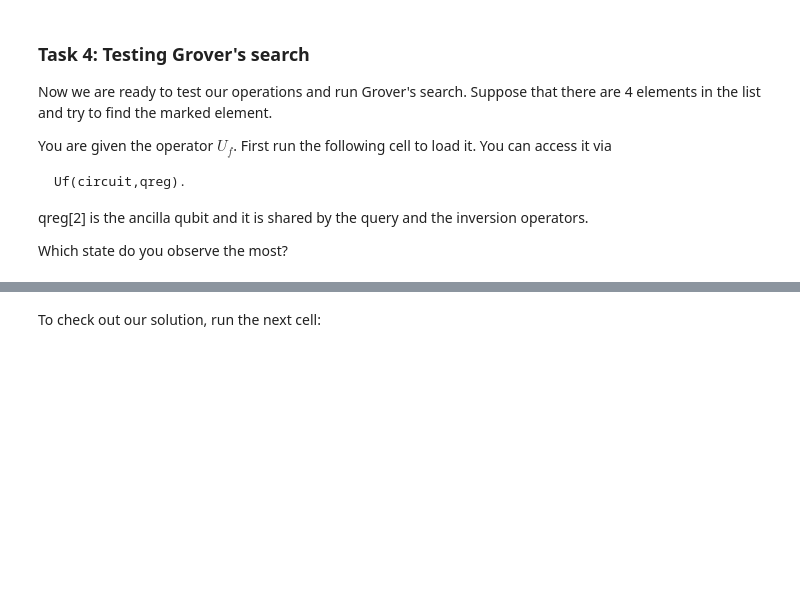
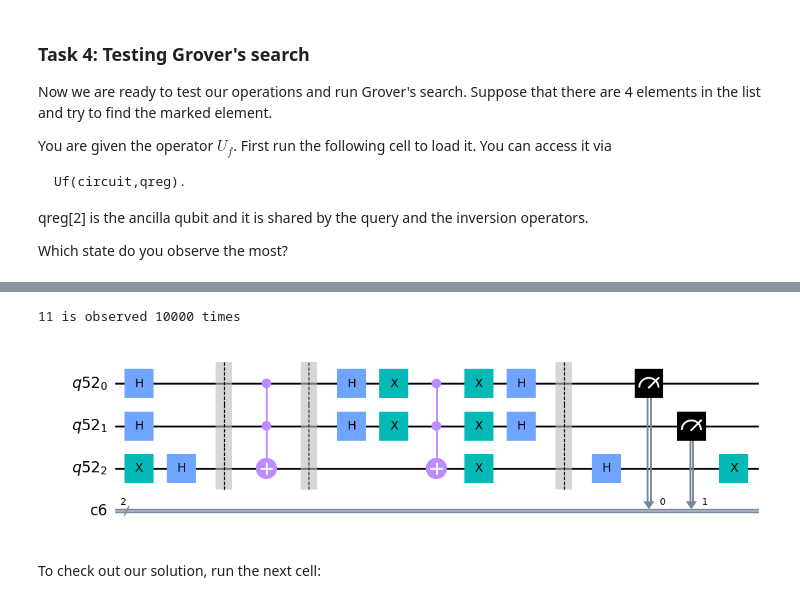
Before and after one commit to james-lucius/qureca_ADEQUATE, a Jupyter notebook: M3_541_Grovers_Search_Implementation_Exercise.ipynb, the cells around one changed output, grey strips where cells are left out. Cells and saved outputs as stored; diff of their text form; code cells hidden in the pictures; blank space fills up the shorter version.

```diff
--- a/M3_541_Grovers_Search_Implementation_Exercise.ipynb
+++ b/M3_541_Grovers_Search_Implementation_Exercise.ipynb
@@ -167,6 +181,12 @@ def inversion(circuit,quantum_reg):
 #
 # your code is here
 #
+  for i in range(2): circuit.h(quantum_reg[i])
+  for i in range(2): circuit.x(quantum_reg[i])
+  circuit.ccx(quantum_reg[0], quantum_reg[1], quantum_reg[2])
+  circuit.x(quantum_reg[2])
+  for i in range(2): circuit.x(quantum_reg[i])
+  for i in range(2): circuit.h(quantum_reg[i])
 # %% [markdown]
 Below you can check the matrix of your inversion operator and how the circuit looks like. We are interested in the top-left $4 \times 4$ part of the matrix, the remaining parts are because we used ancilla qubit.
 # %%
@@ -229,40 +257,53 @@ mycircuit = QuantumCircuit(qreg,creg)
 #
 #your code here
 #
+for i in range(2): mycircuit.h(qreg[i])
 
 #set ancilla
 #
 #your code here
 #
+mycircuit.x(qreg[2])
+mycircuit.h(qreg[2])
 
-
+mycircuit.barrier()
 
 #change the number of iterations
 iterations=1
 
 #Grover's iterations.
 #
 #Query operator
 #
 #Inversion operator
 #
+for i in range(iterations):
+  Uf(mycircuit, qreg)
+  mycircuit.barrier()
+  inversion(mycircuit, qreg)
+  mycircuit.barrier()
 
 #set ancilla
 #
 #your code here
 #
+mycircuit.h(qreg[2])
+mycircuit.x(qreg[2])
 
 mycircuit.measure(qreg[0],creg[0])
 mycircuit.measure(qreg[1],creg[1])
 
 job = execute(mycircuit,Aer.get_backend('qasm_simulator'),shots=10000)
 counts = job.result().get_counts(mycircuit)
 
 # print the outcome
 for outcome in counts:
     print(outcome,"is observed",counts[outcome],"times")
 
 mycircuit.draw(output='mpl')
+# %% [output]
+11 is observed 10000 times
+[figure, added]
 # %% [markdown]
 To check out our solution, run the next cell:
 # %%
```
Also changed, not shown: parts of 17 cells of this notebook.
